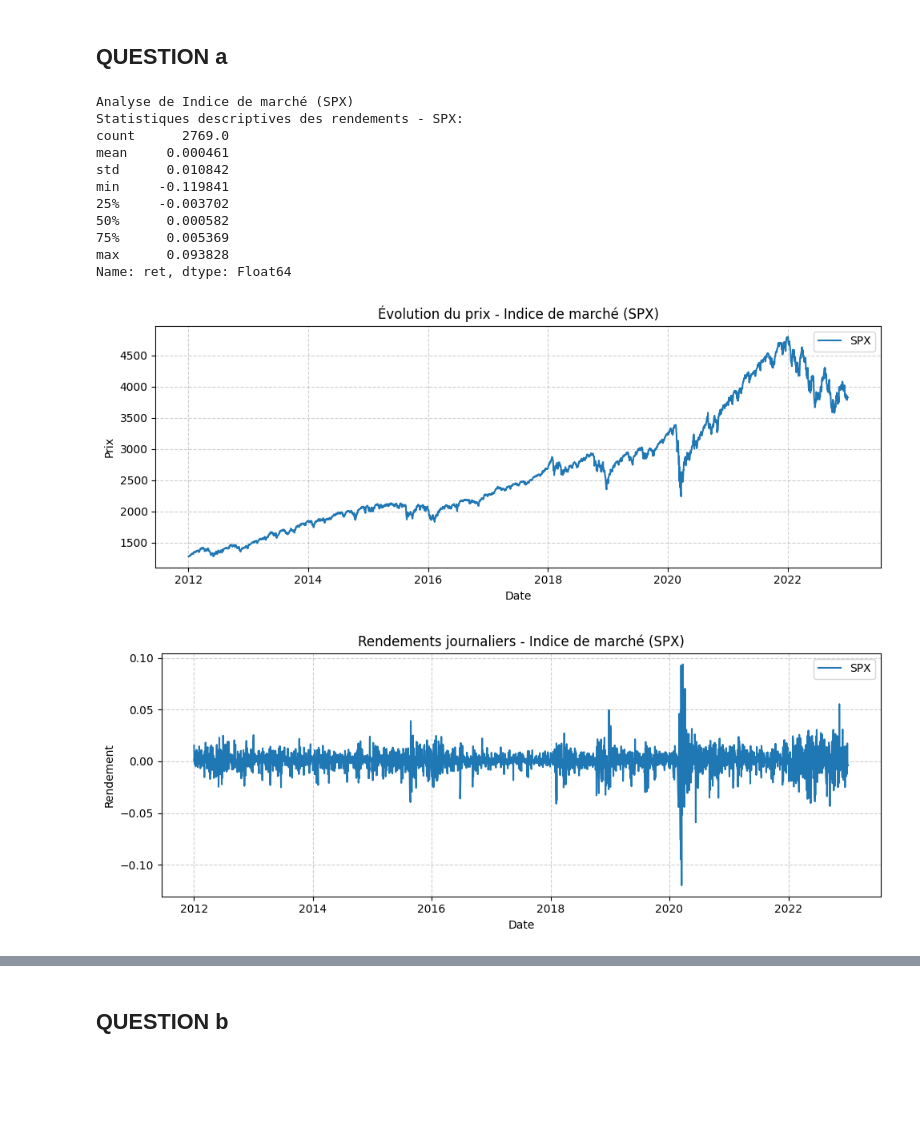
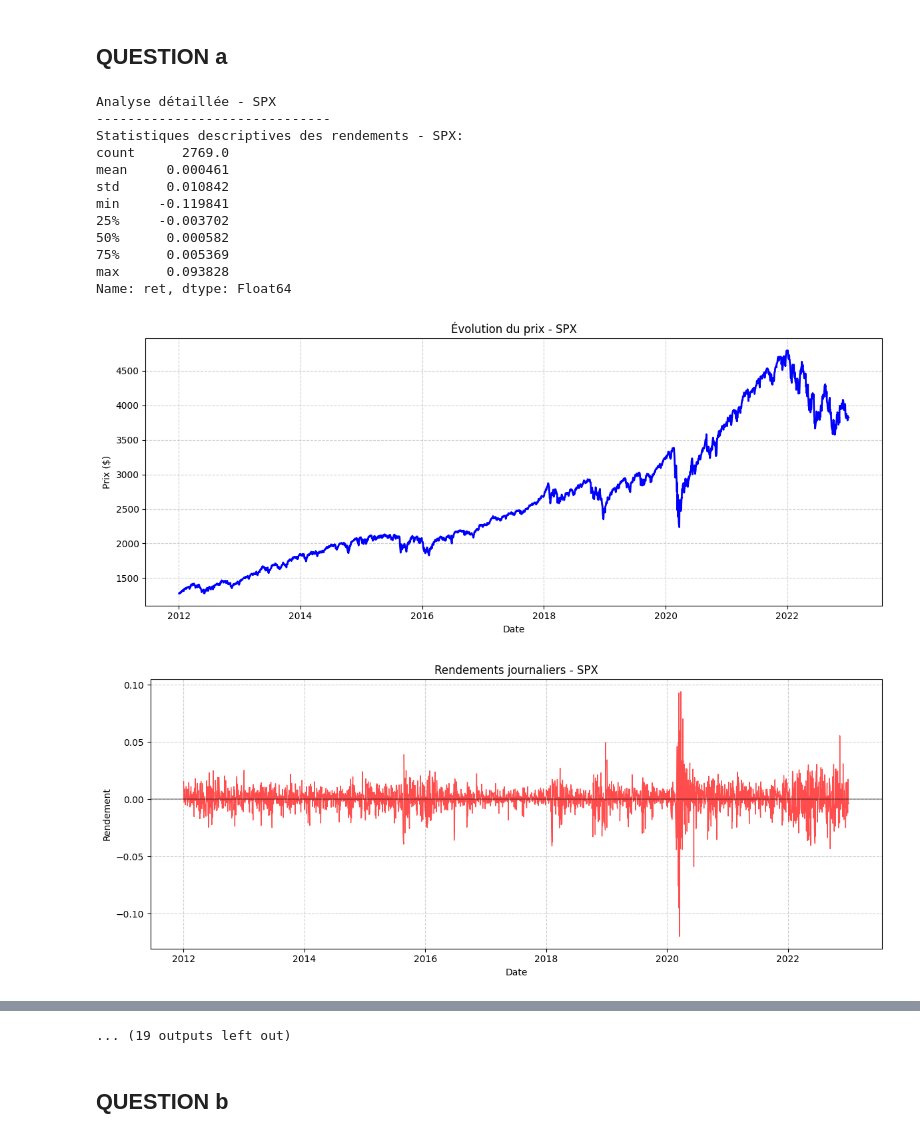
Before and after one commit to VincentD1209/TP1-ECONO, a Jupyter notebook: TP1 Q2.ipynb, the cells around one changed output, grey strips where cells are left out. Saved outputs shown, nothing was run; the diff lists cells and outputs as text; code cells hidden in the pictures; blank space fills up the shorter version.

```diff
--- a/TP1 Q2.ipynb
+++ b/TP1 Q2.ipynb
@@ -220,55 +220,59 @@ finance_sector = {
 # %% [markdown]
 ## QUESTION a
 # %%
-def analyze_sector(sector_name, sector_dict):
-    print(f"Analyse de {sector_name}")
+def analyze_individual_stocks(sector_name, sector_dict):
 
-    # Statistiques descriptives
     for ticker, df in sector_dict.items():
+        print(f"\nAnalyse détaillée - {ticker}")
+        print("-" * 30)
+
+        # Statistiques descriptives
         print(f"Statistiques descriptives des rendements - {ticker}:")
         print(df['ret'].describe())
+        print()
 
-    # Série chronologique prix
-    plt.figure(figsize=(10, 4))
-    for ticker, df in sector_dict.items():
         df_sorted = df.sort_values('date')
-        plt.plot(df_sorted['date'], df_sorted['prc'], label=ticker)
-    plt.title(f"Évolution du prix - {sector_name}")
-    plt.xlabel('Date')
-    plt.ylabel('Prix')
-    plt.grid(True, linestyle='--', alpha=0.6)
-    plt.legend()
-    plt.tight_layout()
-    plt.show()
 
-    # Rendements
-    plt.figure(figsize=(10, 4))
-    for ticker, df in sector_dict.items():
-        df_sorted = df.sort_values('date')
-        plt.plot(df_sorted['date'], df_sorted['ret'], label=ticker)
-    plt.title(f"Rendements journaliers - {sector_name}")
-    plt.xlabel('Date')
-    plt.ylabel('Rendement')
-    plt.grid(True, linestyle='--', alpha=0.6)
-    plt.legend()
-    plt.tight_layout()
-    plt.show()
+        # Graphique individuel pour le prix
+        plt.figure(figsize=(12, 5))
+        plt.plot(df_sorted['date'], df_sorted['prc'], linewidth=2, color='blue')
+        plt.title(f"Évolution du prix - {ticker}")
+        plt.xlabel('Date')
+        plt.ylabel('Prix ($)')
+        plt.grid(True, linestyle='--', alpha=0.6)
+        plt.tight_layout()
+        plt.show()
 
-analyze_sector("Indice de marché (SPX)", market_index)
-analyze_sector("Secteur Technologie", tech_sector)
-analyze_sector("Secteur Énergie", energy_sector)
-analyze_sector("Secteur Finance", finance_sector)
+        # Graphique individuel pour les rendements
+        plt.figure(figsize=(12, 5))
+        plt.plot(df_sorted['date'], df_sorted['ret'], linewidth=1, alpha=0.7, color='red')
+        plt.title(f"Rendements journaliers - {ticker}")
+        plt.xlabel('Date')
+        plt.ylabel('Rendement')
+        plt.axhline(y=0, color='black', linestyle='-', alpha=0.3)
+        plt.grid(True, linestyle='--', alpha=0.6)
+        plt.tight_layout()
+        plt.show()
+
+        print("=" * 70)
+
+# Analyse individuelle pour chaque action
+analyze_individual_stocks("Indice de marché (SPX)", market_index)
+analyze_individual_stocks("Secteur Technologie", tech_sector)
+analyze_individual_stocks("Secteur Énergie", energy_sector)
+analyze_individual_stocks("Secteur Finance", finance_sector)
 # %% [output]
-Analyse de Indice de marché (SPX)
+Analyse détaillée - SPX
+------------------------------
 Statistiques descriptives des rendements - SPX:
 count      2769.0
 mean     0.000461
 std      0.010842
 min     -0.119841
 25%     -0.003702
 50%      0.000582
 75%      0.005369
 max      0.093828
 Name: ret, dtype: Float64
-[figure, old version]
+[figure, new version]
-[figure, old version]
+[figure, new version]
@@ -332,3 +327,4 @@ Name: ret, dtype: Float64
+... (19 outputs left out)
 # %% [markdown]
 ## QUESTION b
 # %%
```
Also changed, not shown: parts of 4 cells of this notebook.
